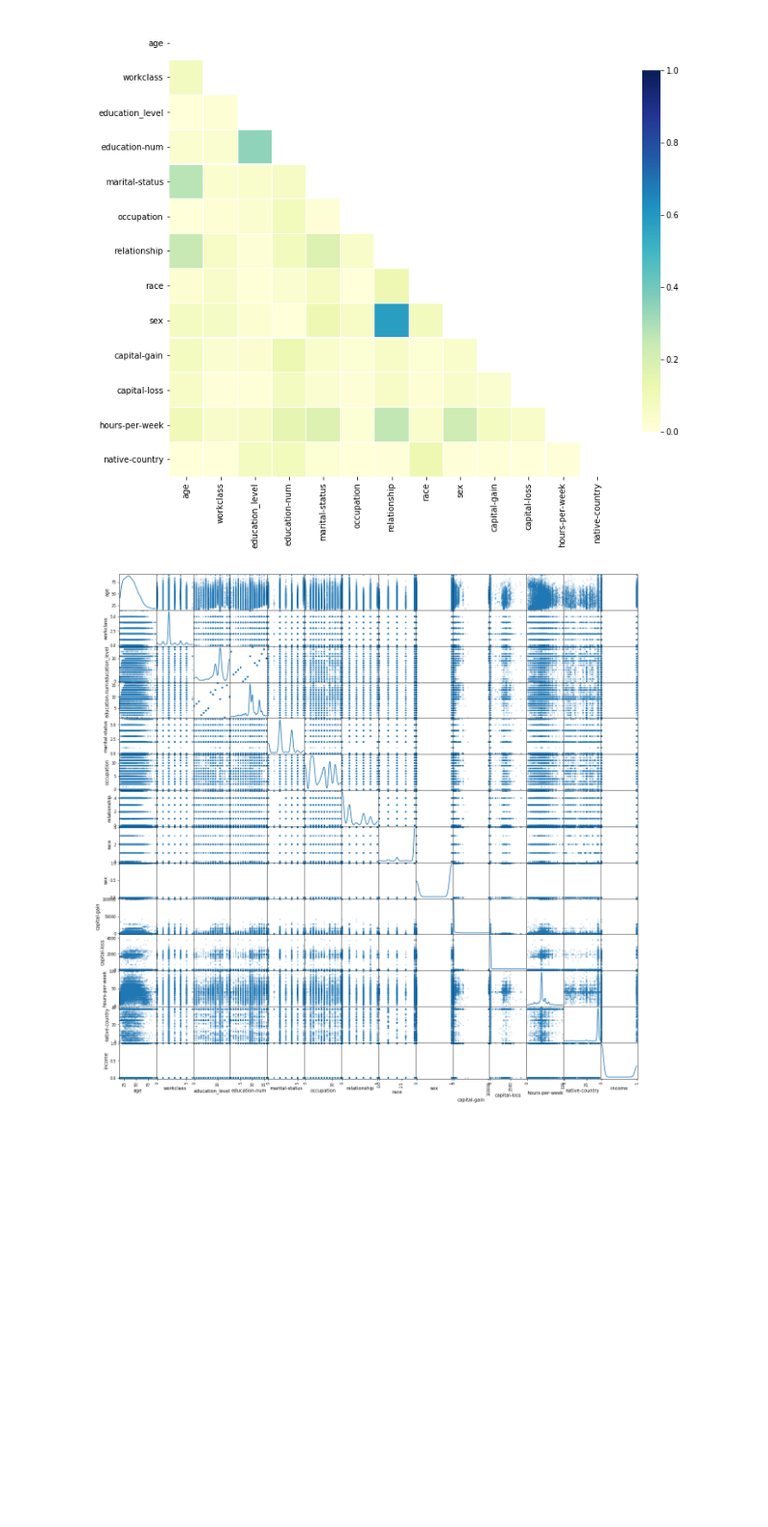
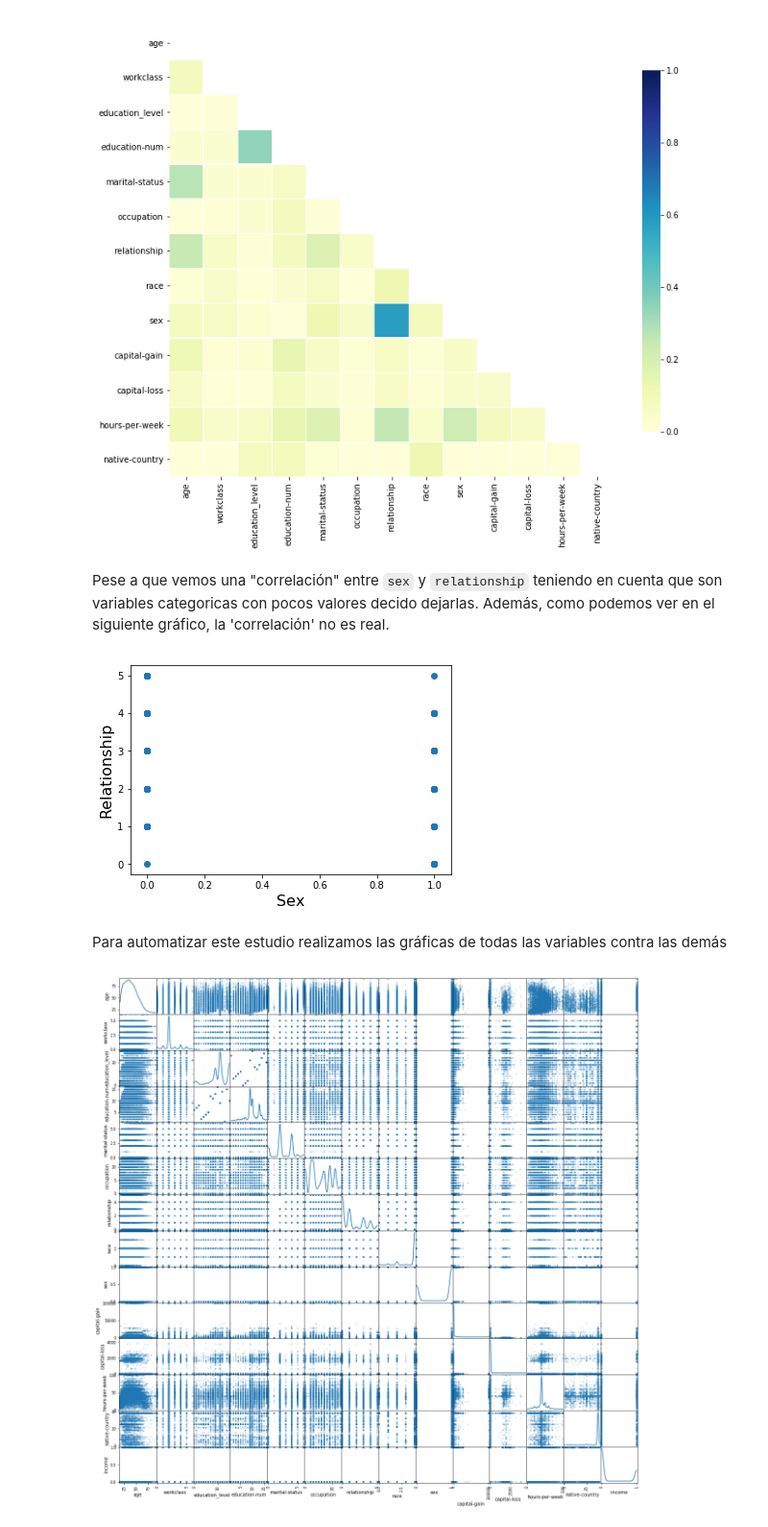
Before and after one commit to unaiherran/mod-machine-learning, a Jupyter notebook: census_clasificacion.ipynb, the cells around one changed output. Shown at 96% size. Drawn from its saved outputs; the diff is of its cells as text; code cells hidden in the pictures; blank space fills up the shorter version.

```diff
--- a/census_clasificacion.ipynb
+++ b/census_clasificacion.ipynb
@@ -224,6 +239,17 @@ sns.heatmap(corr, mask=mask,vmin = 0.0, vmax=1.0, center=0.5,
 plt.show()
 # %% [output]
 [figure]
+# %% [markdown]
+Pese a que vemos una "correlación" entre `sex` y `relationship` teniendo en cuenta que son variables categoricas con pocos valores decido dejarlas. Además, como podemos ver en el siguiente gráfico, la 'correlación' no es real.
+# %%
+plt.scatter(data['sex'], data['relationship'])
+plt.xlabel("Sex", fontsize=16)
+plt.ylabel("Relationship", fontsize=16)
+plt.show()
+# %% [output]
+[figure, added]
+# %% [markdown]
+Para automatizar este estudio realizamos las gráficas de todas las variables contra las demás
 # %%
 pd.plotting.scatter_matrix(data, alpha=0.2, figsize=(20, 20), diagonal = 'kde')
 plt.show()
```
Also changed, not shown: parts of 83 cells of this notebook, 1 other file.
